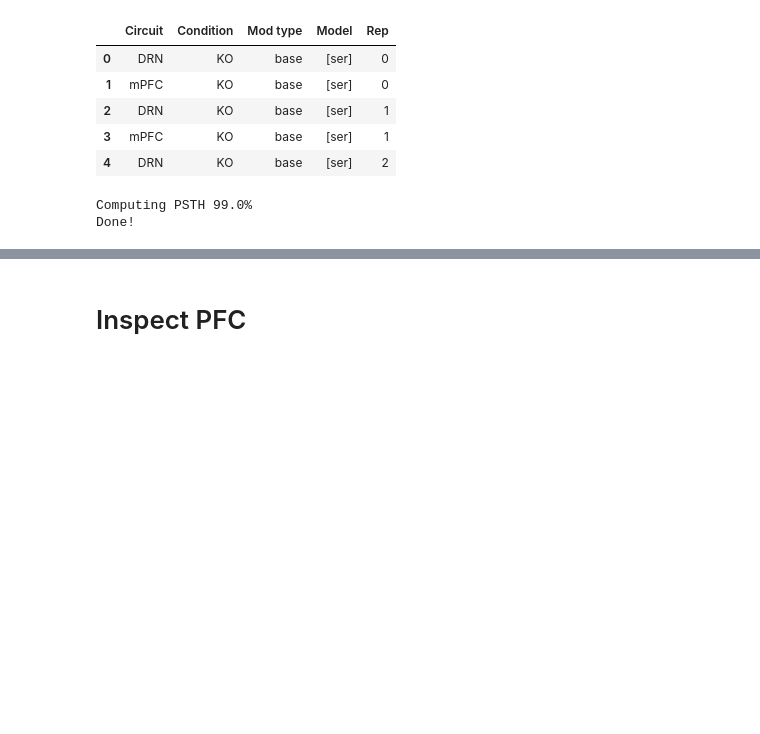
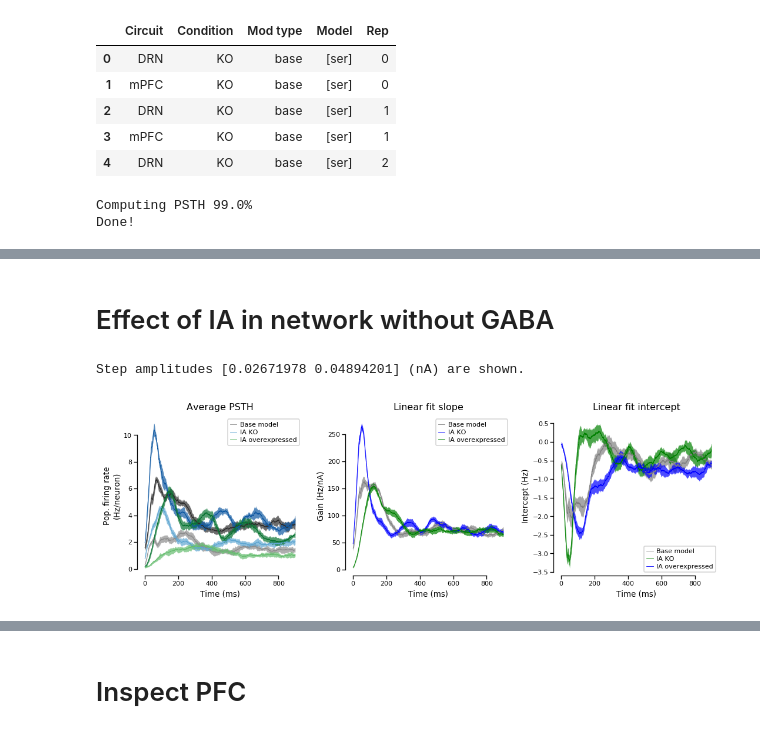
Before and after one commit to nauralcodinglab/raphegif, a Jupyter notebook: figs/scripts/writeup/gain_illustration.ipynb, the cells around one changed output, grey strips where cells are left out. Cells and saved outputs as stored; diff of their text form; code cells hidden in the pictures; blank space fills up the shorter version.

```diff
--- a/figs/scripts/writeup/gain_illustration.ipynb
+++ b/figs/scripts/writeup/gain_illustration.ipynb
@@ -287 +406,42 @@ IOError: [Errno 13] Permission denied: 'figs/ims/writeup/GIF_network/control_gai
+# %% [markdown]
+# Effect of IA in network without GABA
+# %%
+sweeps = [3, 7]
+
+plt.figure(figsize=(9, 3))
+
+plt.subplot(131)
+plt.title('Average PSTH')
+visualizer.plot_psth('DRN', 'KO', 'base', 'Principal PSTH', sweeps, label='Base model', cmap=plt.get_cmap('Greys'))
+visualizer.plot_psth('DRN', 'KO', 'noIA', 'Principal PSTH', sweeps, label='IA KO', cmap=plt.get_cmap('Blues'))
+visualizer.plot_psth('DRN', 'KO', 'fixedIA', 'Principal PSTH', sweeps, label='IA overexpressed', cmap=plt.get_cmap('Greens'))
+plt.xlabel('Time (ms)')
+plt.ylabel('Pop. firing rate\n(Hz/neuron)')
+plt.legend()
+
+plt.subplot(132)
+plt.title('Linear fit slope')
+visualizer.plot_gain('DRN', 'KO', 'base', 'Principal PSTH', color='gray', label='Base model')
+visualizer.plot_gain('DRN', 'KO', 'noIA', 'Principal PSTH', color='blue', label='IA KO')
+visualizer.plot_gain('DRN', 'KO', 'fixedIA', 'Principal PSTH', color='green', label='IA overexpressed')
+plt.xlabel('Time (ms)')
+plt.ylabel('Gain (Hz/nA)')
+plt.legend()
+
+plt.subplot(133)
+plt.title('Linear fit intercept')
+visualizer.plot_intercept('DRN', 'KO', 'base', 'Principal PSTH', color='gray', label='Base model')
+visualizer.plot_intercept('DRN', 'KO', 'noIA', 'Principal PSTH', color='green', label='IA KO')
+visualizer.plot_intercept('DRN', 'KO', 'fixedIA', 'Principal PSTH', color='blue', label='IA overexpressed')
+plt.xlabel('Time (ms)')
+plt.ylabel('Intercept (Hz)')
+plt.legend()
+
+sns.despine(trim=True)
+plt.tight_layout()
+
+print('Step amplitudes {} (nA) are shown.'.format(step_amplitudes[sweeps]))
+# %% [output]
+Step amplitudes [0.02671978 0.04894201] (nA) are shown.
+[figure, added]
 # %%
```
Also changed, not shown: parts of 12 cells of this notebook.
